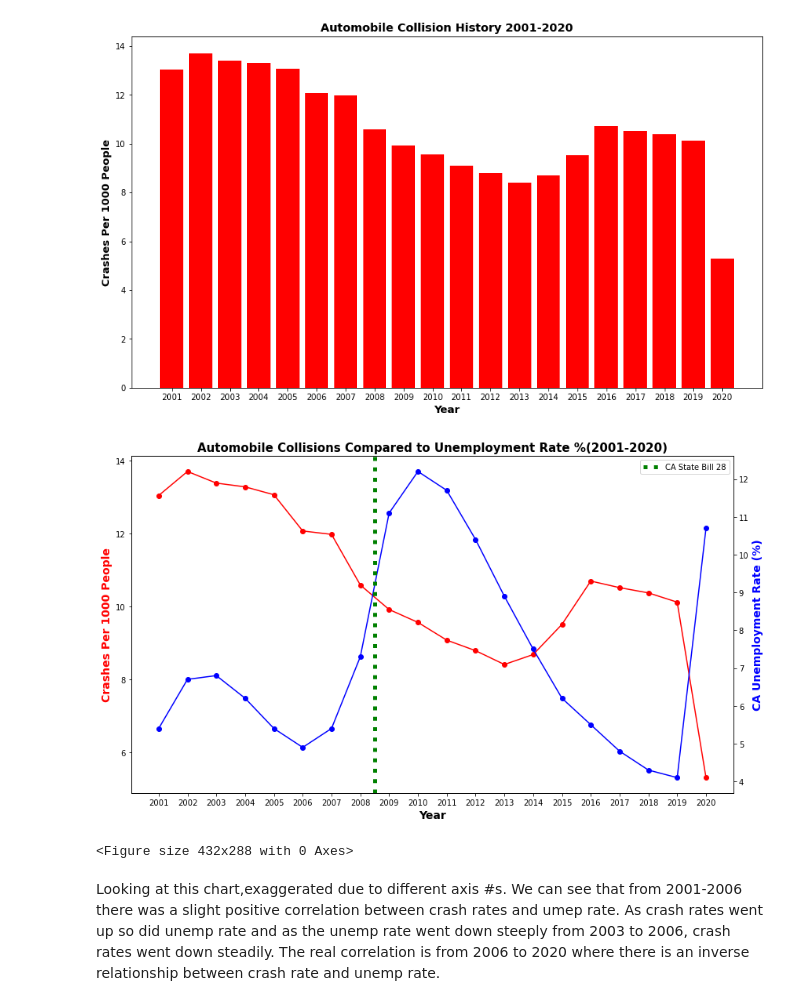
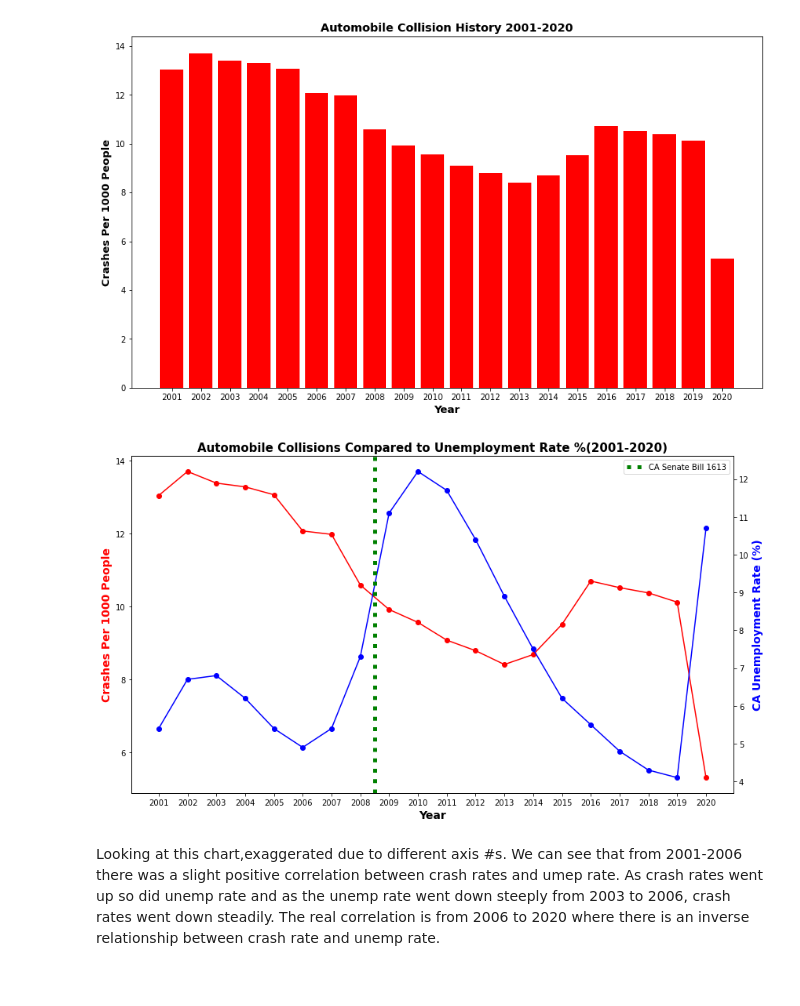
Before and after one commit to rena5555/CA-Collision-History, a Jupyter notebook: notebooks/Collision_Population.ipynb, the cells around one changed output. Drawn from its saved outputs; the diff is of its cells as text; code cells hidden in the pictures.

```diff
--- a/notebooks/Collision_Population.ipynb
+++ b/notebooks/Collision_Population.ipynb
@@ -113,34 +113,33 @@ ax.set_ylabel("Crash Rate",color="red",fontsize=14)
 
 
 # twin object for two different y-axis on the sample plot
 ax2=ax.twinx()
 
 # make a plot with different y-axis using second axis object
 ax2.plot(x, car_crashes_per_year['ca_unemp_rate'], color="blue",marker="o")
 ax2.set_ylabel("CA Unemployment Rate (%)",color="blue",fontsize=14, fontweight="bold")
 
 
 # only one line may be specified; full height
 
-plt.axvline(x=7.5, color='g',ls=':', lw=5,label='CA State Bill 28')
+plt.axvline(x=7.5, color='g',ls=':', lw=5,label='CA Senate Bill 1613')
 plt.legend(bbox_to_anchor=(1.0, 1), loc='best')
 
 
 ax.set_xlabel('Year', fontweight="bold", fontsize = 14)
 ax.set_ylabel('Crashes Per 1000 People', fontweight="bold", fontsize = 14)
 plt.title("Automobile Collisions Compared to Unemployment Rate %(2001-2020)",fontweight="bold", fontsize=15)
 
 #ax2.grid(None)
 
 plt.tight_layout()
 
 plt.show()
 # save the plot as a file
 #fig.savefig('two_different_y_axis_for_single_python_plot_with_twinx.jpg',
  #           format='jpeg',
   #          dpi=100,
    #         bbox_inches='tight')
 # %% [output]
-[figure, old version]
+[figure, new version]
-<Figure size 432x288 with 0 Axes>
 # %% [markdown]
```
Also changed, not shown: parts of 21 cells of this notebook, 6 other files.
